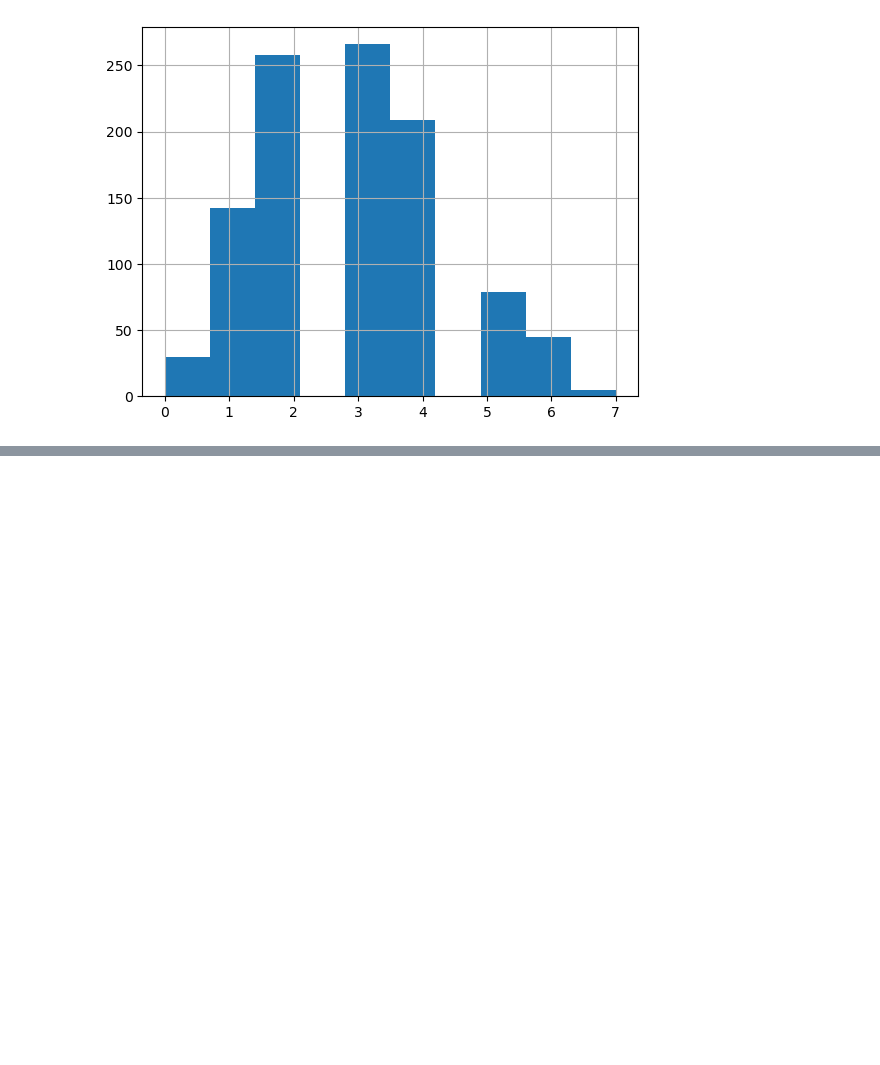
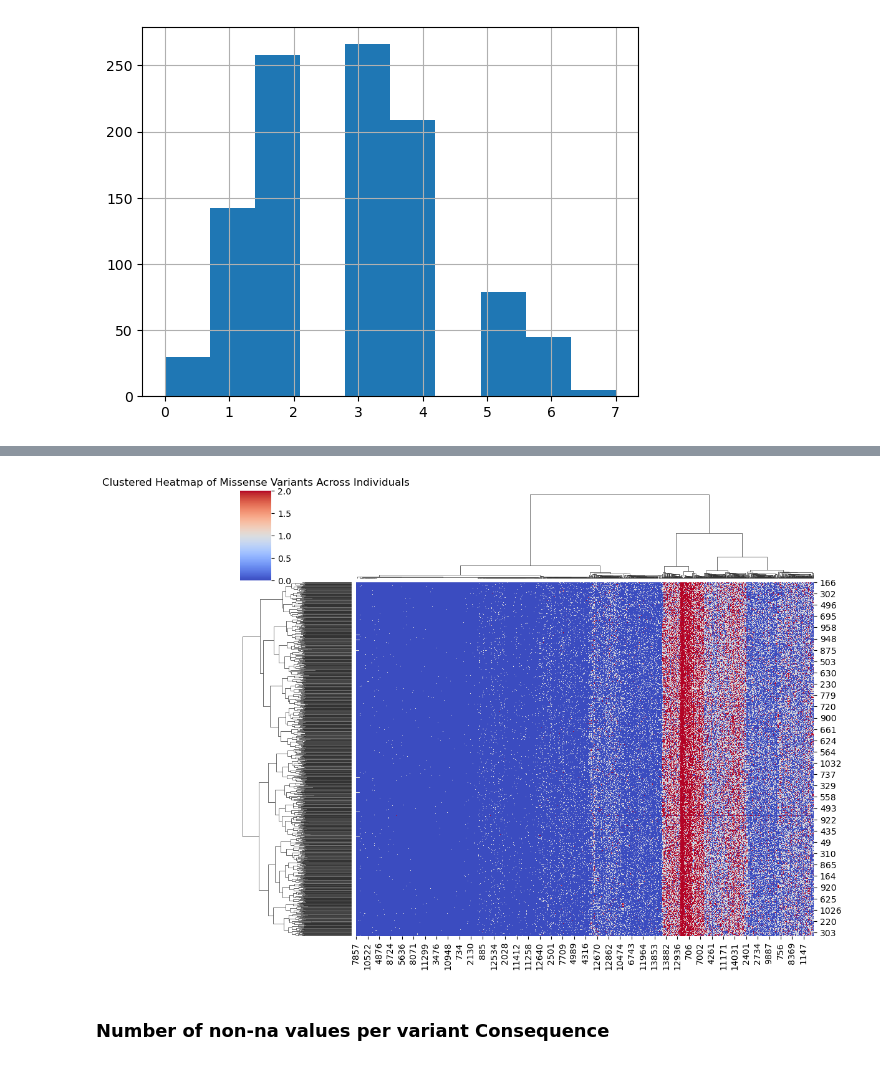
Before and after one commit to theislab/cellink, a Jupyter notebook: docs/notebooks/explore_annotations.ipynb, the cells around one changed output, grey strips where cells are left out. Cells and saved outputs as stored; diff of their text form; code cells hidden in the pictures; blank space fills up the shorter version.

```diff
--- a/docs/notebooks/explore_annotations.ipynb
+++ b/docs/notebooks/explore_annotations.ipynb
@@ -198,0 +296,10 @@ high_impact_count.hist()
+# %%
+sns.clustermap(genos, cmap='coolwarm', figsize=(10, 8), metric='euclidean', method='ward')
+
+# Display the heatmap
+plt.title('Clustered Heatmap of Missense Variants Across Individuals')
+plt.show()
+# %% [output]
+[figure, added]
+# %% [markdown]
+### Number of non-na values per variant Consequence
```
Also changed, not shown: parts of 25 cells of this notebook, 1 other file.
